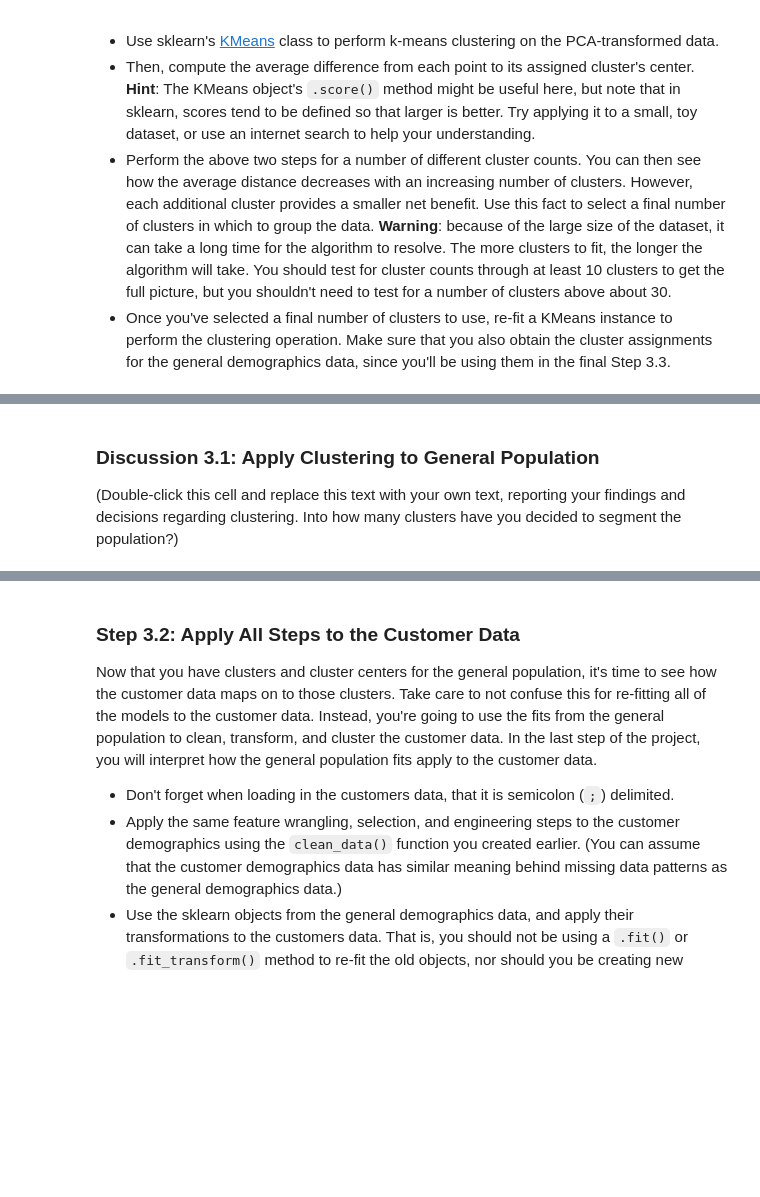
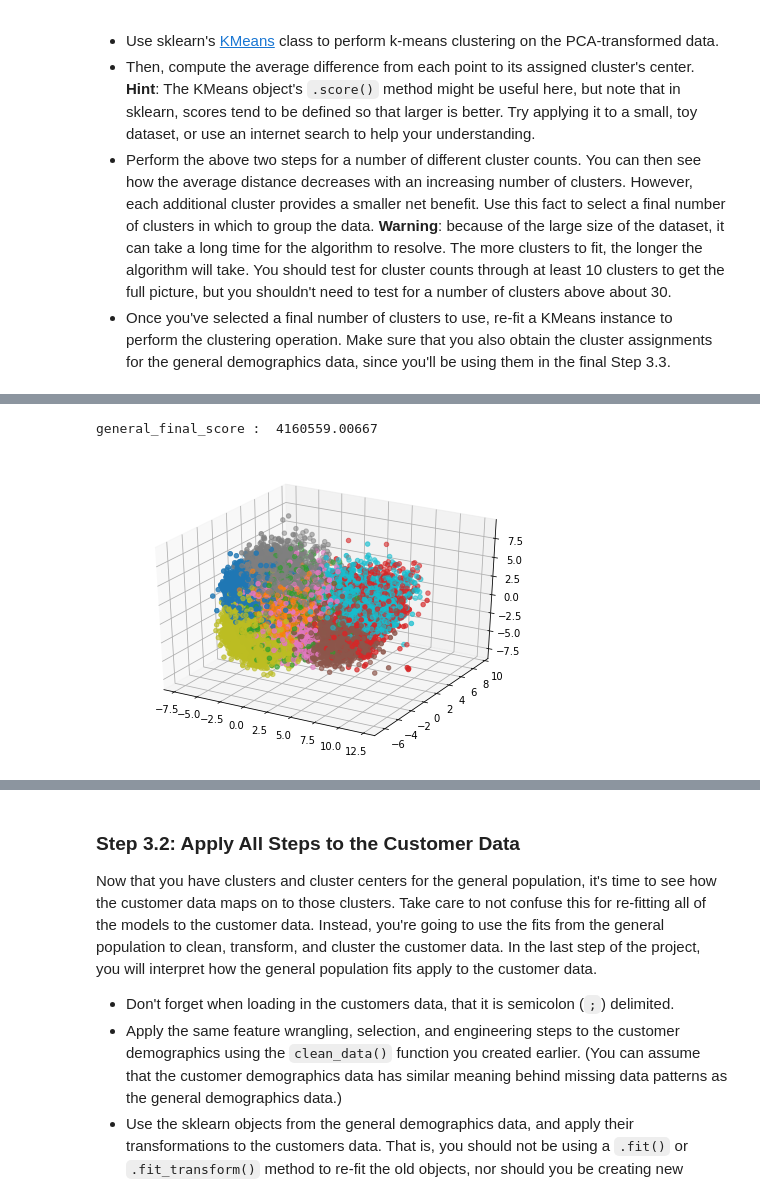
Before and after one commit to jihangshin/udacity, a Jupyter notebook: Identify Customer Segments/Identify_Customer_Segments.ipynb, the cells around one changed output, grey strips where cells are left out. Cells and saved outputs as stored; diff of their text form; code cells hidden in the pictures; blank space fills up the shorter version.

```diff
--- a/Identify Customer Segments/Identify_Customer_Segments.ipynb
+++ b/Identify Customer Segments/Identify_Customer_Segments.ipynb
@@ -1181,0 +1177,12 @@ plt.title('SSE vs. K');
+# %%
+#[alternative]
+centers = []
+scores = []
+for k in range(2, 30, 2):
+    centers.append(k)
+    # run k-means clustering on the data and...
+    k_means = KMeans(k)
+    # compute the average distance from the centers
+    k_means.fit(X_pca)
+    score = np.abs(k_means.score(X_pca))
+    scores.append(score)
@@ -1182,7 +1199,22 @@ plt.title('SSE vs. K');
+# %%
+def plot_data(data, labels):
+    '''
+    Plot data with colors associated with labels
+    '''
+    fig = plt.figure();
+    ax = Axes3D(fig)
+    ax.scatter(data[:, 0], data[:, 1], data[:, 2], c=labels, cmap='tab10');
 # %%
 # Re-fit the k-means model with the selected number of clusters and obtain
 # cluster predictions for the general population demographics data.
+k = 9
+general_k_means = KMeans(k)
+general_k_means.fit(X_pca)
+general_final_score = np.abs(general_k_means.score(X_pca))
+print("general_final_score : ", general_final_score)
+
+general_labels = general_k_means.predict(X_pca)
+plot_data(X_pca, general_labels)
+# %% [output]
+general_final_score :  4160559.00667
+[figure, added]
-# %% [markdown]
-### Discussion 3.1: Apply Clustering to General Population
-
-(Double-click this cell and replace this text with your own text, reporting your findings and decisions regarding clustering. Into how many clusters have you decided to segment the population?)
```
Also changed, not shown: parts of 59 cells of this notebook, 1 other file.
